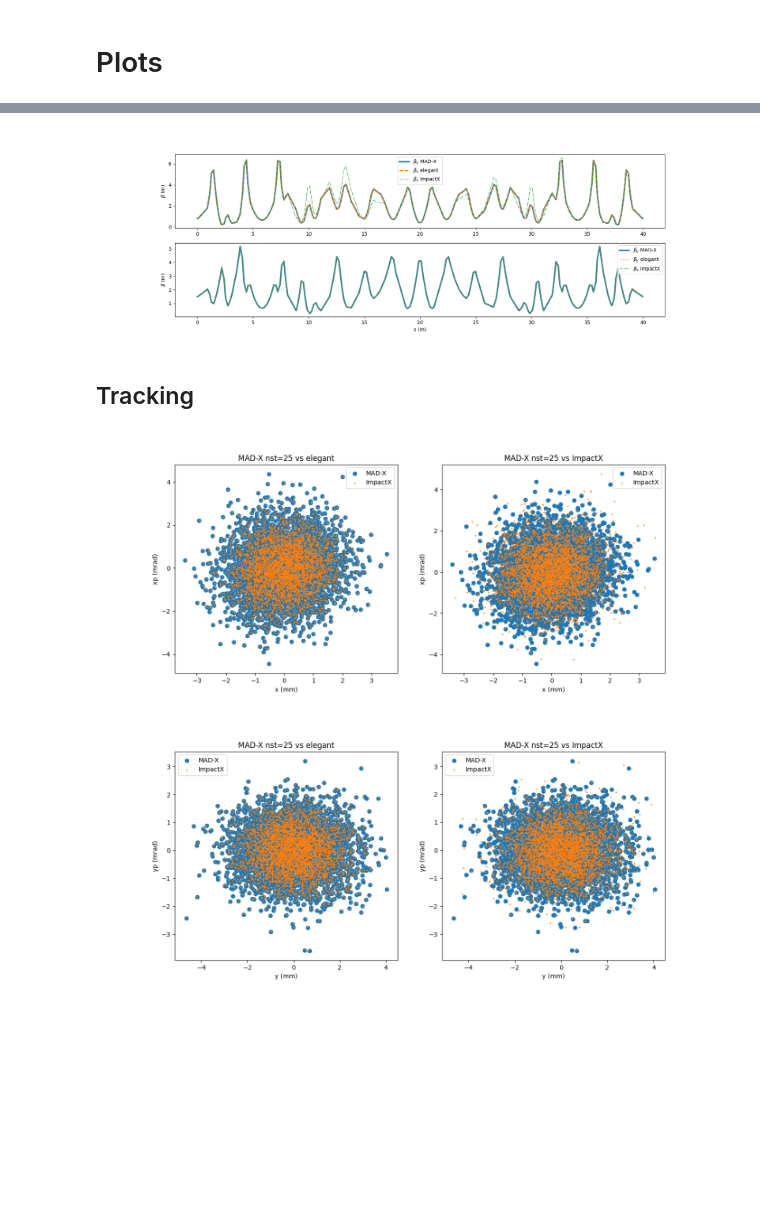
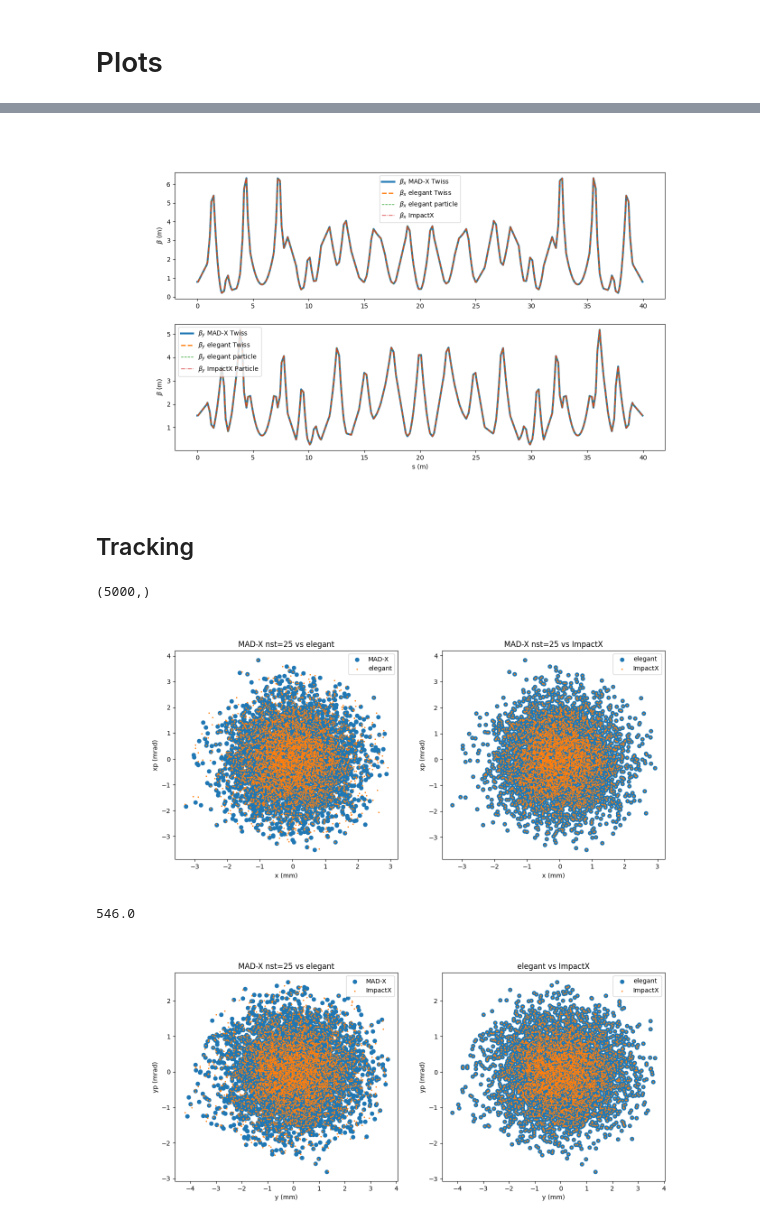
Before and after one commit to cchall/canvas_lattices, a Jupyter notebook: iota/iota_compare_tracking.ipynb, the cells around one changed output, grey strips where cells are left out. Cells and saved outputs as stored; diff of their text form; code cells hidden in the pictures; blank space fills up the shorter version.

```diff
--- a/iota/iota_compare_tracking.ipynb
+++ b/iota/iota_compare_tracking.ipynb
@@ -33,15 +33,15 @@ madx_twiss = madx_parser.parse_tfs_file(
 # %% [markdown]
 ## elegant
 # %%
-elegant_particle_file = readSDDS('elegant/run_setup.output.sdds')
+elegant_particle_file = readSDDS('elegant_matched/run_setup.output.sdds')
 elegant_particle_file.read()
 elegant_particles = elegant_particle_file.columns.squeeze()
 
-elegant_sigma_file = readSDDS('elegant/run_setup.sigma.sdds')
+elegant_sigma_file = readSDDS('elegant_matched/run_setup.sigma.sdds')
 elegant_sigma_file.read()
 elegant_sigma = elegant_sigma_file.columns.squeeze()
 
-elegant_twiss_file = readSDDS('elegant/twiss_output.filename.sdds')
+elegant_twiss_file = readSDDS('elegant_matched/twiss_output.filename.sdds')
 elegant_twiss_file.read()
 elegant_twiss = elegant_twiss_file.columns.squeeze()
 # %% [markdown]
@@ -49,5 +52,5 @@ elegant_twiss = elegant_twiss_file.columns.squeeze()
 # %%
-impactx_sigma = pandas.read_csv('impactx/diags/reduced_beam_characteristics.0.0', delimiter=' ')
-impactx_particles = pandas.read_hdf('impactx/diags/final_distribution.h5')
+impactx_sigma = pandas.read_csv('impactx_local/reduced_beam_characteristics.0.0', delimiter=' ')
+impactx_particles = pandas.read_hdf('impactx_local/final_distribution.h5')
 # %% [markdown]
 # Plots
@@ -74,35 +109,43 @@ plt.show()
 # %%
-fig, (ax1, ax2) = plt.subplots(2, 1, figsize=(18, 6))
+fig, (ax1, ax2) = plt.subplots(2, 1, figsize=(14, 8))
 
-ax1.plot(np.array(madx_twiss['s'], float), np.array(madx_twiss['betx'], float), label=r'$\beta_x$ MAD-X', linewidth=3)
-ax1.plot(elegant_twiss['s'], elegant_twiss['betax'], '--', label=r'$\beta_x$ elegant', linewidth=2)
-ax1.plot(impactx_sigma['s'].values, (impactx_sigma['sig_x'].values**2 / impactx_sigma['emittance_x'].values), '-.', label=r'$\beta_x$ ImpactX', linewidth=1)
+ax1.plot(np.array(madx_twiss['s'], float), np.array(madx_twiss['betx'], float), label=r'$\beta_x$ MAD-X Twiss', linewidth=3)
+ax1.plot(elegant_twiss['s'], elegant_twiss['betax'], '--', label=r'$\beta_x$ elegant Twiss', linewidth=2)
+ax1.plot(elegant_twiss['s'],
+         (elegant_sigma['Sx']**2 - elegant_twiss['etax']**2*elegant_sigma['Sdelta']**2) / elegant_sigma['ecx'], '--', label=r'$\beta_x$ elegant particle', linewidth=1)
+ax1.plot(impactx_sigma['s'].values, impactx_sigma['beta_x'].values, '-.', label=r'$\beta_x$ ImpactX', linewidth=1)
 
-ax2.plot(np.array(madx_twiss['s'], float), np.array(madx_twiss['bety'], float), label=r'$\beta_y$ MAD-X', linewidth=3)
-ax2.plot(elegant_twiss['s'], elegant_twiss['betay'], '--', label=r'$\beta_y$ elegant', linewidth=1)
-ax2.plot(impactx_sigma['s'].values, (impactx_sigma['sig_y'].values**2 / impactx_sigma['emittance_y'].values), '-.', label=r'$\beta_x$ ImpactX', linewidth=1)
+ax2.plot(np.array(madx_twiss['s'], float), np.array(madx_twiss['bety'], float), label=r'$\beta_y$ MAD-X Twiss', linewidth=3)
+ax2.plot(elegant_twiss['s'], elegant_twiss['betay'], '--', label=r'$\beta_y$ elegant Twiss', linewidth=2)
+ax2.plot(elegant_twiss['s'],
+         (elegant_sigma['Sy']**2 - elegant_twiss['etay']**2*elegant_sigma['Sdelta']**2) / elegant_sigma['ecy'], '--', label=r'$\beta_y$ elegant particle', linewidth=1)
+ax2.plot(impactx_sigma['s'].values, impactx_sigma['beta_y'].values, '-.', label=r'$\beta_y$ ImpactX Particle', linewidth=1)
 
 ax2.set_xlabel('s (m)')
 for ax in (ax1, ax2):
     ax.set_ylabel(r'$\beta$ (m)')
     ax.legend()
 
 plt.show()
 # %% [output]
-[figure, old version]
+[figure, new version]
 # %% [markdown]
 ## Tracking
+# %%
+madx_particles['x'][-5000:].shape
+# %% [output]
+(5000,)
 # %%
 fig, (ax1, ax2) = plt.subplots(1, 2, figsize=(14, 6))
 
-ax1.scatter(madx_particles['x'][5000:] * 1e3, madx_particles['px'][5000:] * 1e3, label='MAD-X')
-ax1.scatter(elegant_particles['x'] * 1e3, elegant_particles['xp'] * 1e3, marker='x', s=2, label='ImpactX')
+ax1.scatter(madx_particles['x'][-5000:] * 1e3, madx_particles['px'][-5000:] * 1e3, label='MAD-X')
+ax1.scatter(elegant_particles['x'] * 1e3, elegant_particles['xp'] * 1e3, marker='x', s=2, label='elegant')
 ax1.set_xlabel('x (mm)')
 ax1.set_ylabel('xp (mrad)')
 ax1.legend()
 ax1.set_title('MAD-X nst=25 vs elegant')
 
-ax2.scatter(madx_particles['x'][5000:] * 1e3, madx_particles['px'][5000:] * 1e3, label='MAD-X')
+ax2.scatter(elegant_particles['x'] * 1e3, elegant_particles['xp'] * 1e3, label='elegant')
 ax2.scatter(impactx_particles['position_x'] * 1e3, impactx_particles['momentum_x'] * 1e3, marker='x', s=2, label='ImpactX')
 ax2.set_xlabel('x (mm)')
 ax2.set_ylabel('xp (mrad)')
@@ -111,27 +154,31 @@ ax2.set_title('MAD-X nst=25 vs ImpactX')
 
 plt.show()
 # %% [output]
-[figure, old version]
+[figure, new version]
+# %%
+madx_particles['y'].size / 5000
+# %% [output]
+546.0
 # %%
 fig, (ax1, ax2) = plt.subplots(1, 2, figsize=(14, 6))
 
-ax1.scatter(madx_particles['y'][5000:] * 1e3, madx_particles['py'][5000:] * 1e3, label='MAD-X')
+ax1.scatter(madx_particles['y'][-5000:] * 1e3, madx_particles['py'][-5000:] * 1e3, label='MAD-X')
 ax1.scatter(elegant_particles['y'] * 1e3, elegant_particles['yp'] * 1e3, marker='x', s=2, label='ImpactX')
 ax1.set_xlabel('y (mm)')
 ax1.set_ylabel('yp (mrad)')
 ax1.legend()
 ax1.set_title('MAD-X nst=25 vs elegant')
 
-ax2.scatter(madx_particles['y'][5000:] * 1e3, madx_particles['py'][5000:] * 1e3, label='MAD-X')
+ax2.scatter(elegant_particles['y'] * 1e3, elegant_particles['yp'] * 1e3,  label='elegant')
 ax2.scatter(impactx_particles['position_y'] * 1e3, impactx_particles['momentum_y'] * 1e3, marker='x', s=2, label='ImpactX')
 ax2.set_xlabel('y (mm)')
 ax2.set_ylabel('yp (mrad)')
 ax2.legend()
-ax2.set_title('MAD-X nst=25 vs ImpactX')
+ax2.set_title('elegant vs ImpactX')
 
 plt.show()
 # %% [output]
-[figure, old version]
+[figure, new version]
 # %%
 fig, (ax1, ax2) = plt.subplots(1, 2, figsize=(14, 6))
 
```
Also changed, not shown: parts of 7 cells of this notebook, 4 other files.
